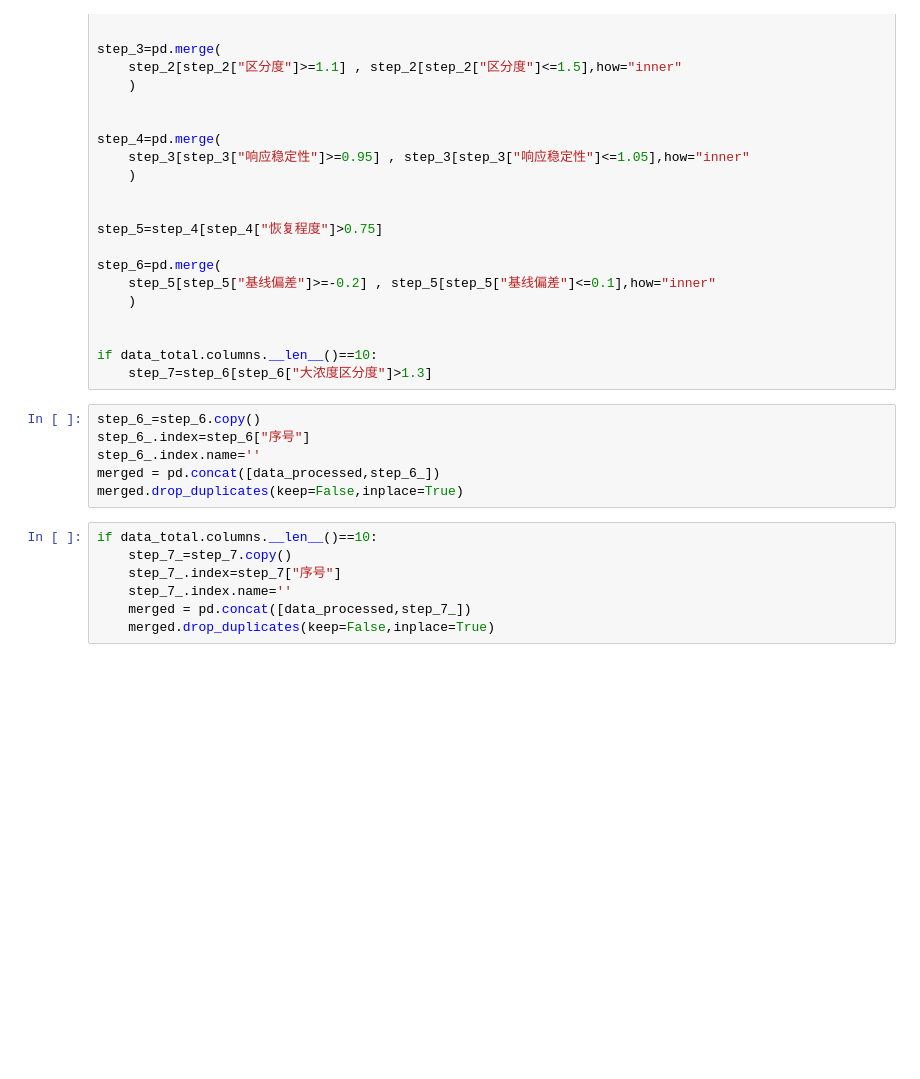
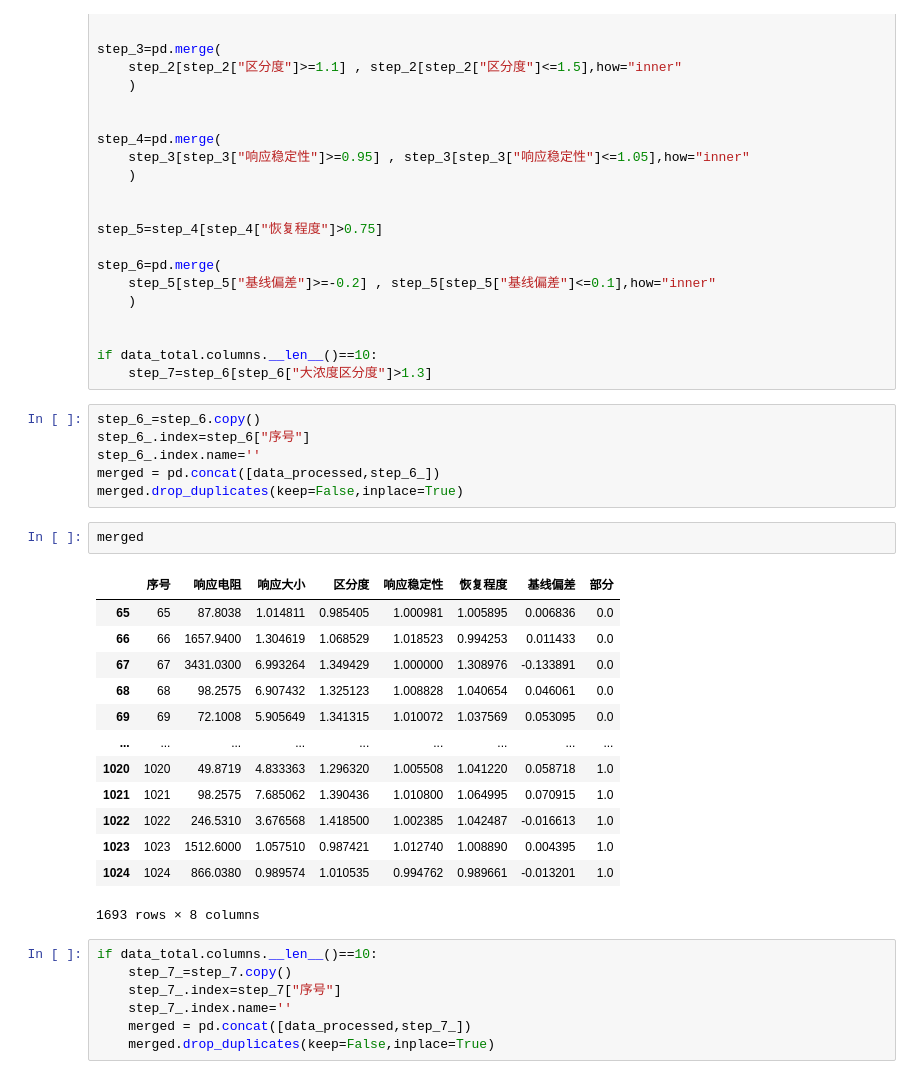
Before and after one commit to lomvix/microchip_data, a Jupyter notebook: 2th_dataprocessing_TVOC.ipynb, the cells around one changed output. Saved outputs shown, nothing was run; the diff lists cells and outputs as text; blank space fills up the shorter version.

```diff
--- a/2th_dataprocessing_TVOC.ipynb
+++ b/2th_dataprocessing_TVOC.ipynb
@@ -307,6 +307,22 @@ step_6_.index=step_6["序号"]
 step_6_.index.name=''
 merged = pd.concat([data_processed,step_6_])
 merged.drop_duplicates(keep=False,inplace=True)
+# %%
+merged
+# %% [output]
+|  | 序号 | 响应电阻 | 响应大小 | 区分度 | 响应稳定性 | 恢复程度 | 基线偏差 | 部分 |
+| 65 | 65 | 87.8038 | 1.014811 | 0.985405 | 1.000981 | 1.005895 | 0.006836 | 0.0 |
+| 66 | 66 | 1657.9400 | 1.304619 | 1.068529 | 1.018523 | 0.994253 | 0.011433 | 0.0 |
+| 67 | 67 | 3431.0300 | 6.993264 | 1.349429 | 1.000000 | 1.308976 | -0.133891 | 0.0 |
+| 68 | 68 | 98.2575 | 6.907432 | 1.325123 | 1.008828 | 1.040654 | 0.046061 | 0.0 |
+| 69 | 69 | 72.1008 | 5.905649 | 1.341315 | 1.010072 | 1.037569 | 0.053095 | 0.0 |
+| ... | ... | ... | ... | ... | ... | ... | ... | ... |
+| 1020 | 1020 | 49.8719 | 4.833363 | 1.296320 | 1.005508 | 1.041220 | 0.058718 | 1.0 |
+| 1021 | 1021 | 98.2575 | 7.685062 | 1.390436 | 1.010800 | 1.064995 | 0.070915 | 1.0 |
+| 1022 | 1022 | 246.5310 | 3.676568 | 1.418500 | 1.002385 | 1.042487 | -0.016613 | 1.0 |
+| 1023 | 1023 | 1512.6000 | 1.057510 | 0.987421 | 1.012740 | 1.008890 | 0.004395 | 1.0 |
+| 1024 | 1024 | 866.0380 | 0.989574 | 1.010535 | 0.994762 | 0.989661 | -0.013201 | 1.0 |
+1693 rows × 8 columns
 # %%
 if data_total.columns.__len__()==10:
     step_7_=step_7.copy()
```
Also changed, not shown: parts of 4 cells of this notebook, 1 other file.
